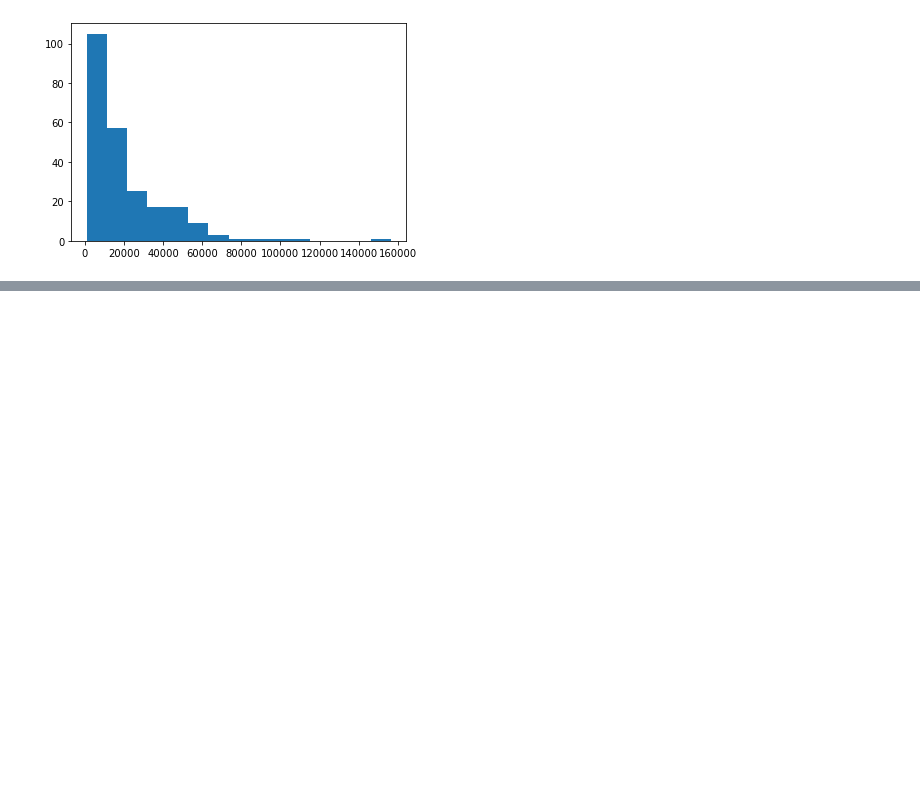
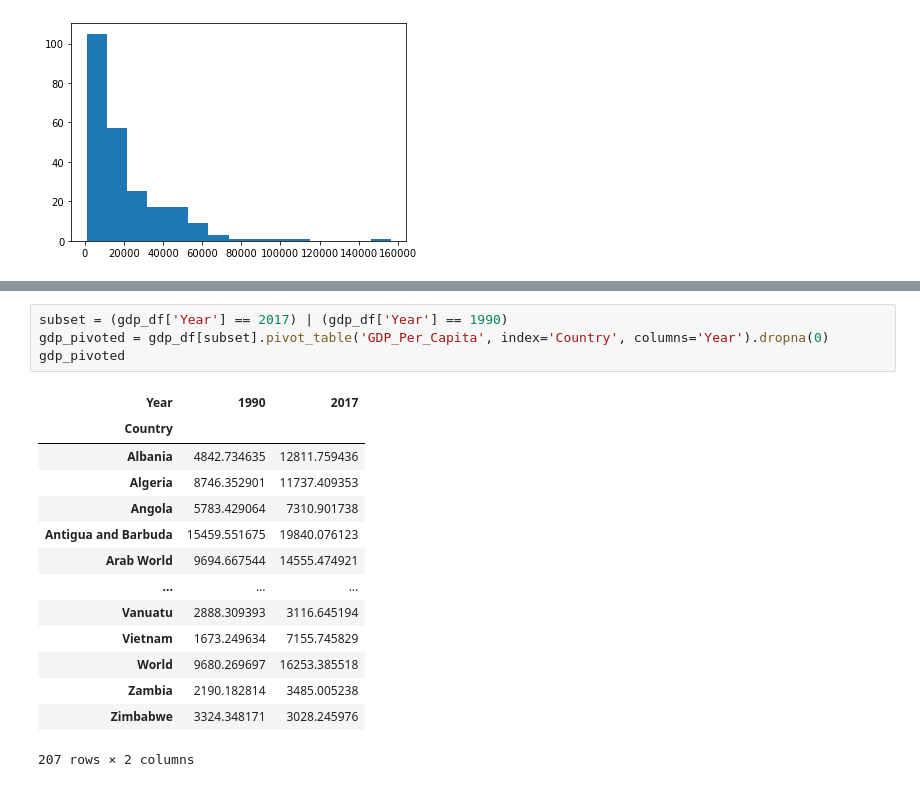
Before and after one commit to nss-data-science-cohort-5/un_exploration-jrkotun, a Jupyter notebook: notebooks/UN_Data_Exploration.ipynb, the cells around one changed output, grey strips where cells are left out. Cells and saved outputs as stored; diff of their text form; blank space fills up the shorter version.

```diff
--- a/notebooks/UN_Data_Exploration.ipynb
+++ b/notebooks/UN_Data_Exploration.ipynb
@@ -176,0 +192,19 @@ Name: GDP_Per_Capita, dtype: float64
+# %%
+subset = (gdp_df['Year'] == 2017) | (gdp_df['Year'] == 1990)
+gdp_pivoted = gdp_df[subset].pivot_table('GDP_Per_Capita', index='Country', columns='Year').dropna(0)
+gdp_pivoted
+# %% [output]
+| Year | 1990 | 2017 |
+| Country |  |  |
+| Albania | 4842.734635 | 12811.759436 |
+| Algeria | 8746.352901 | 11737.409353 |
+| Angola | 5783.429064 | 7310.901738 |
+| Antigua and Barbuda | 15459.551675 | 19840.076123 |
+| Arab World | 9694.667544 | 14555.474921 |
+| ... | ... | ... |
+| Vanuatu | 2888.309393 | 3116.645194 |
+| Vietnam | 1673.249634 | 7155.745829 |
+| World | 9680.269697 | 16253.385518 |
+| Zambia | 2190.182814 | 3485.005238 |
+| Zimbabwe | 3324.348171 | 3028.245976 |
+207 rows × 2 columns
```
Also changed, not shown: parts of 27 cells of this notebook.
